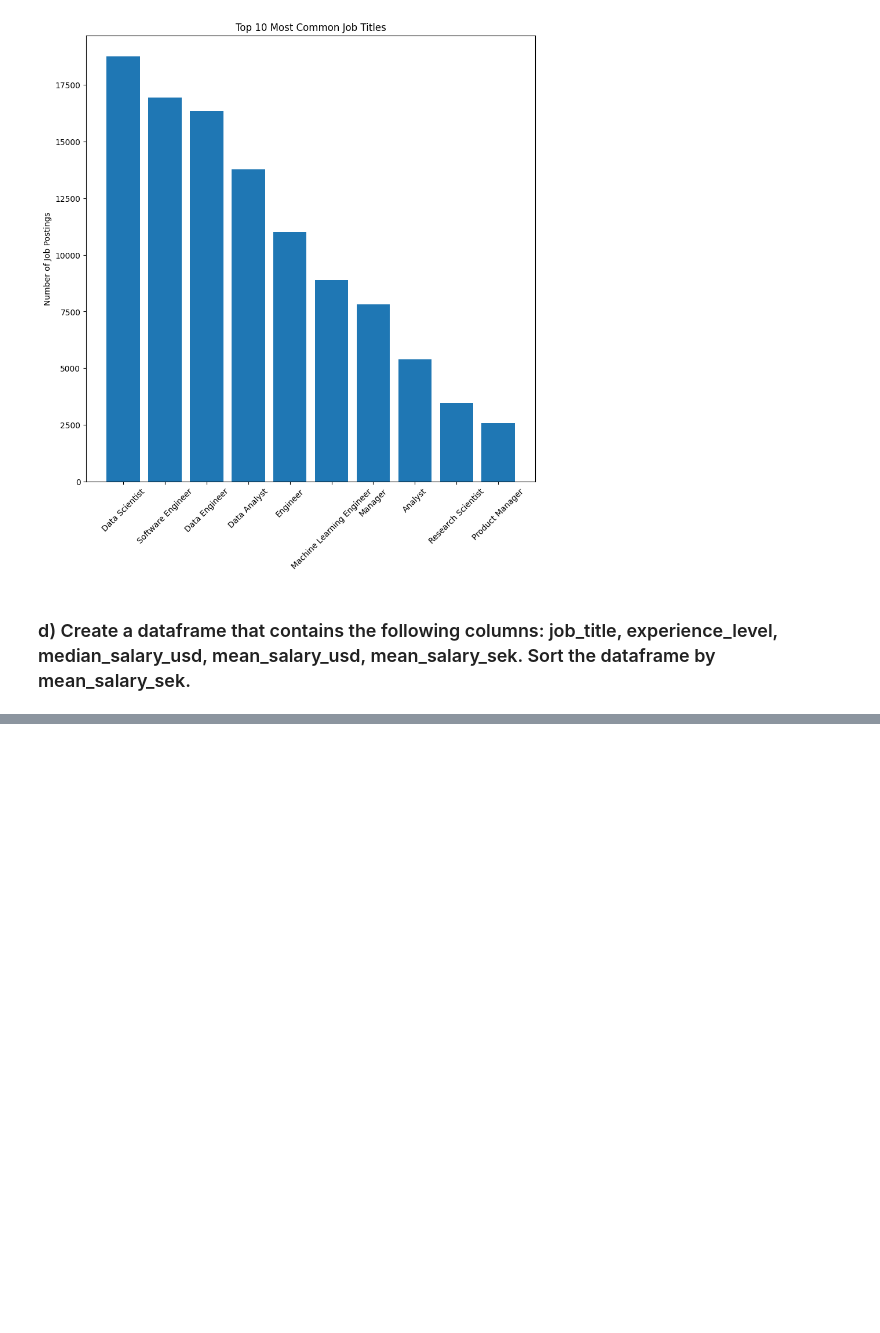
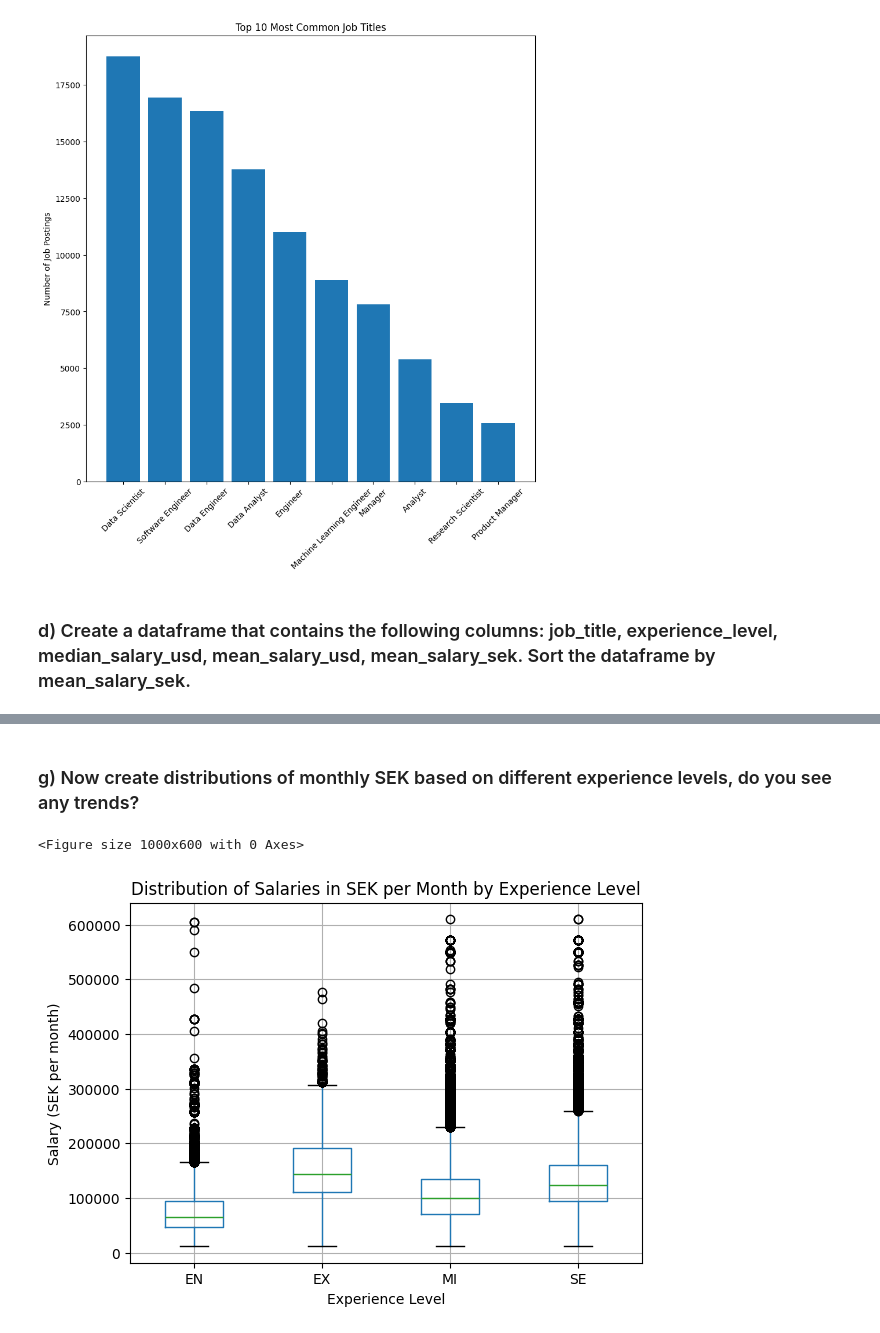
Before and after one commit to Lilit900/machine_learning_lilit_ajoyan_mlops25, a Jupyter notebook: exercises/exercise_0/salaries.ipynb, the cells around one changed output, grey strips where cells are left out. Saved outputs shown, nothing was run; the diff lists cells and outputs as text; code cells hidden in the pictures; blank space fills up the shorter version.

```diff
--- a/exercises/exercise_0/salaries.ipynb
+++ b/exercises/exercise_0/salaries.ipynb
@@ -185,0 +200,15 @@ df.head(20)
+# %% [markdown]
+###   g) Now create distributions of monthly SEK based on different experience levels, do you see any trends?
+# %%
+import matplotlib.pyplot as plt
+
+plt.figure(figsize=(10,6))
+salaries.boxplot(column='salary_in_sek', by='experience_level')
+plt.xlabel('Experience Level')
+plt.ylabel('Salary (SEK per month)')
+plt.title('Distribution of Salaries in SEK per Month by Experience Level')
+plt.suptitle('')  # Removes the default pandas title
+plt.show()
+# %% [output]
+<Figure size 1000x600 with 0 Axes>
+[figure, added]
```
Also changed, not shown: parts of 4 cells of this notebook.
